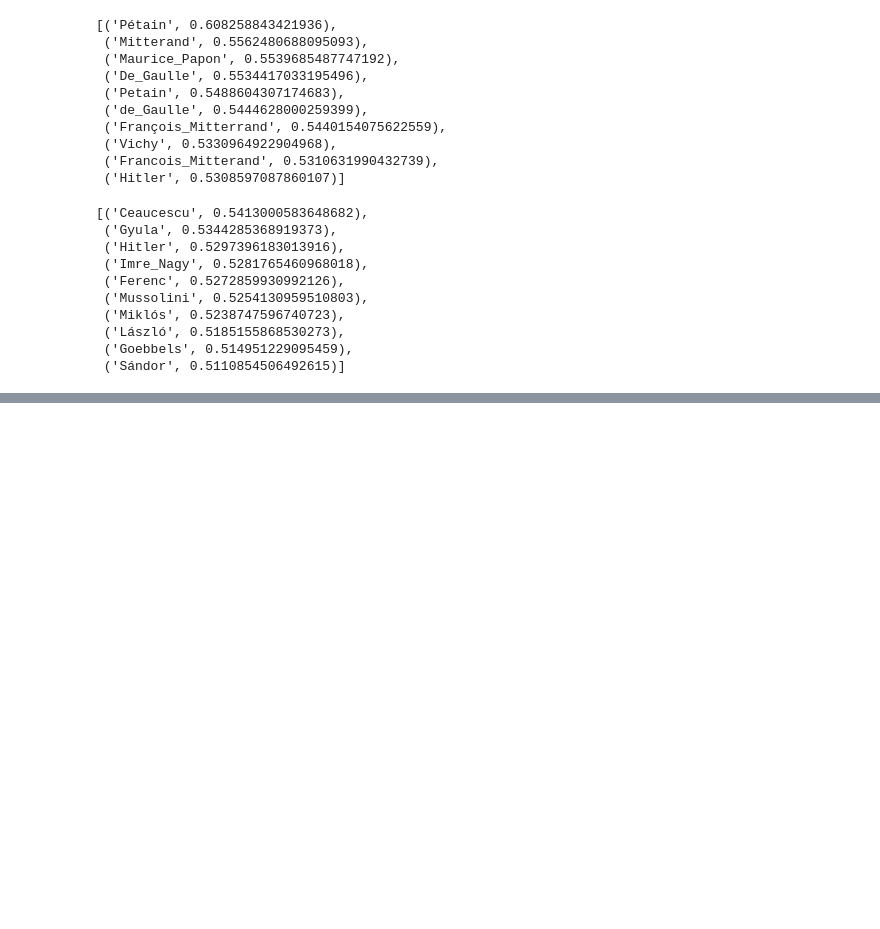
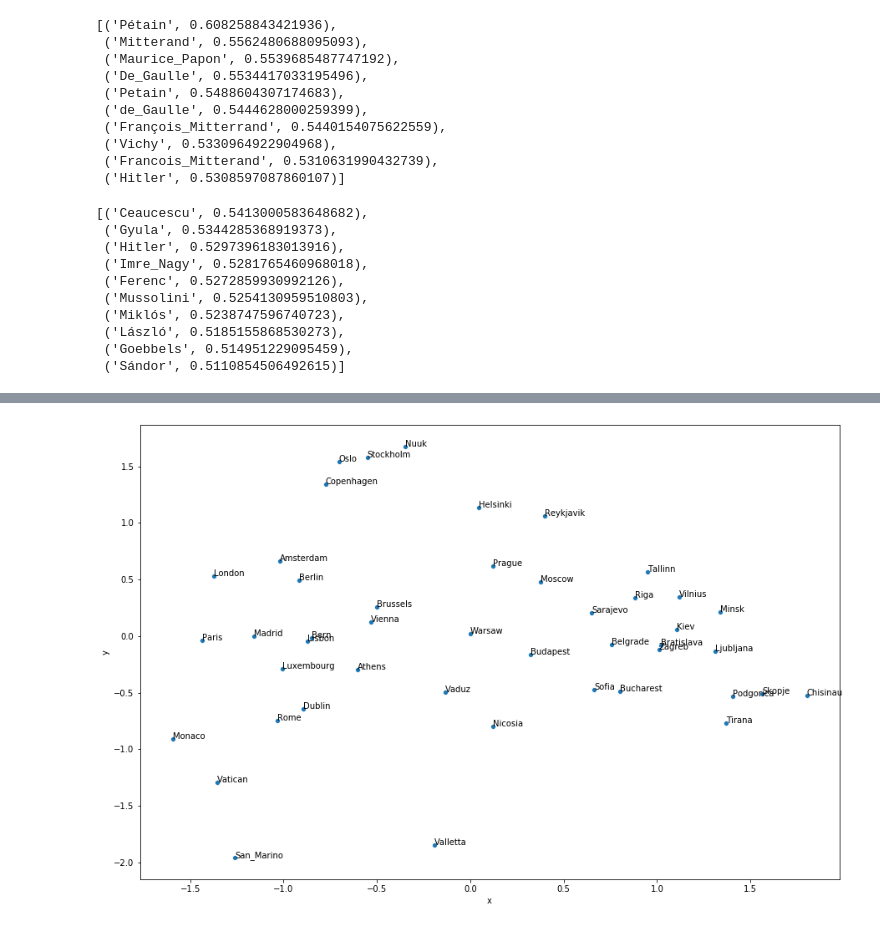
Before and after one commit to MatePocs/lovecraft, a Jupyter notebook: nn_nlp_analysis.ipynb, the cells around one changed output, grey strips where cells are left out. Saved outputs shown, nothing was run; the diff lists cells and outputs as text; code cells hidden in the pictures; blank space fills up the shorter version.

Commit message:
2d representations

```diff
--- a/nn_nlp_analysis.ipynb
+++ b/nn_nlp_analysis.ipynb
@@ -178,0 +325,7 @@ word_vectors.most_similar(positive = ['Hungary', 'Stalin'], negative = ['Russia'
+# %%
+plot_2d_representation_of_words(
+    word_list = capitals_2,
+    word_vectors = word_vectors,
+    flip_y_axis = True)
+# %% [output]
+[figure, added]
```
Also changed, not shown: parts of 35 cells of this notebook.
